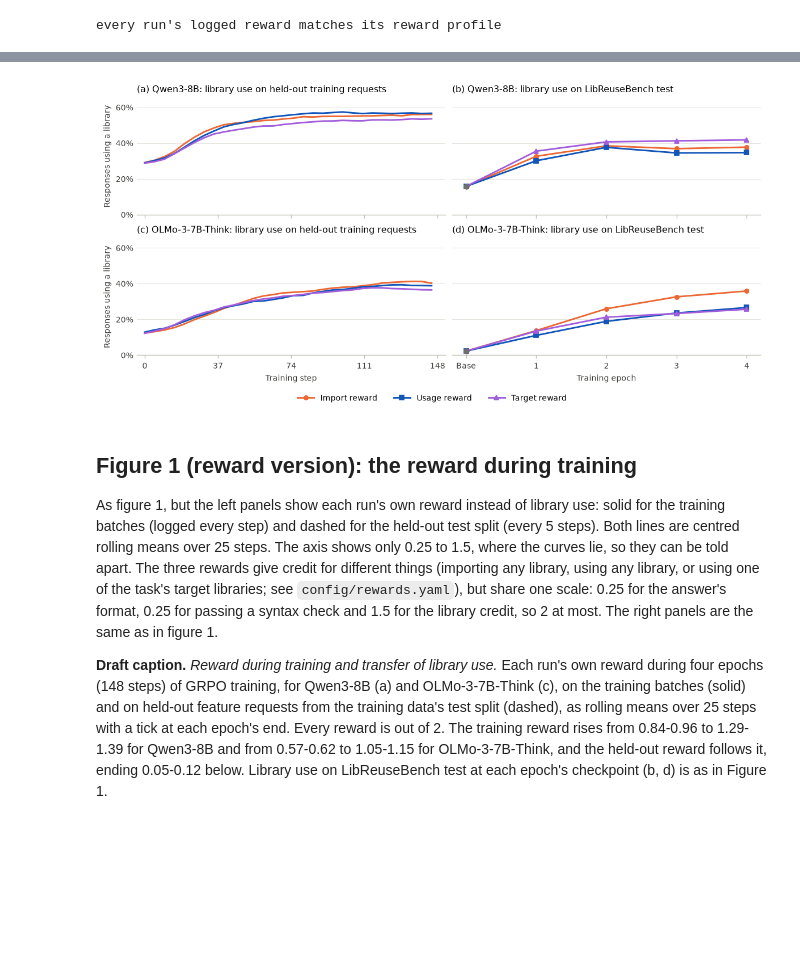
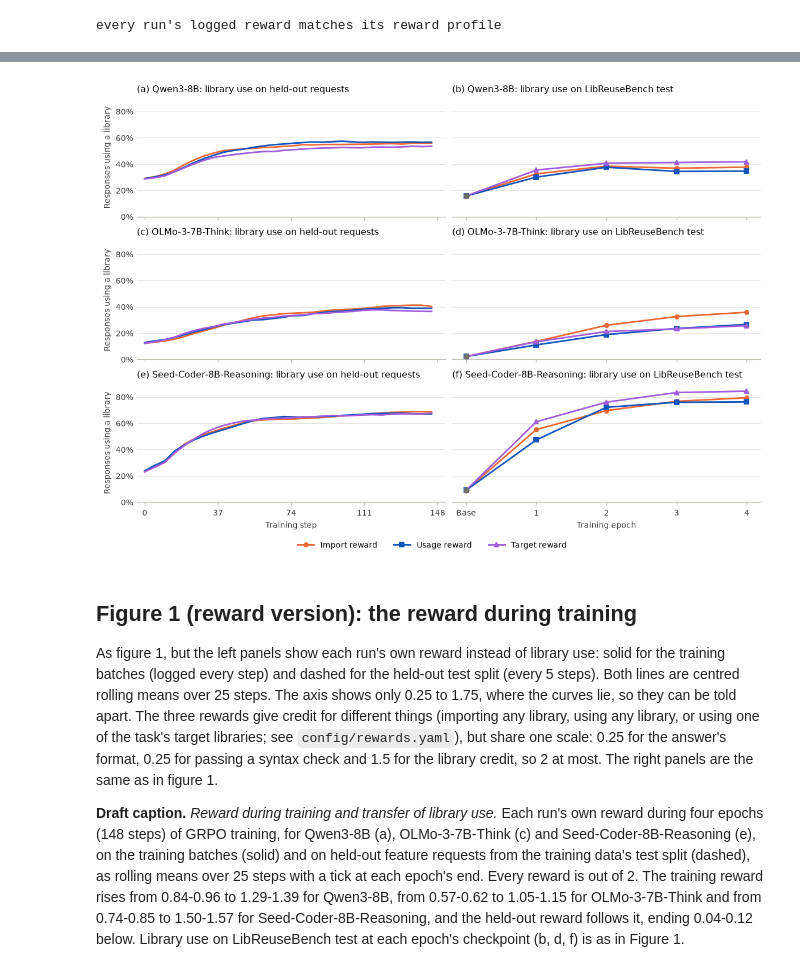
Before and after one commit to itsluketwist/library-reuse-rl, a Jupyter notebook: notebooks/paper_figures.ipynb, the cells around one changed output, grey strips where cells are left out. Drawn from its saved outputs; the diff is of its cells as text; code cells hidden in the pictures; blank space fills up the shorter version.

Commit message:
Update figures and analysis notebooks.

```diff
--- a/notebooks/paper_figures.ipynb
+++ b/notebooks/paper_figures.ipynb
@@ -55,6 +55,7 @@ os.chdir(REPO_ROOT)
 MODELS = {
     "qwen3-8b": "Qwen3-8B",
     "olmo3-7b": "OLMo-3-7B-Think",
+    "seed-coder-8b": "Seed-Coder-8B-Reasoning",
 }
 REWARDS = ["import", "usage", "target"]
 # the reward profile in config/rewards.yaml each reward's runs were trained with
@@ -75,6 +76,11 @@ RUNS = {
         "usage": "olmo3-7b-cb85",
         "target": "olmo3-7b-15e4",
     },
+    "seed-coder-8b": {
+        "import": "seed-coder-8b-50e9",
+        "usage": "seed-coder-8b-eee7",
+        "target": "seed-coder-8b-5ad0",
+    },
 }
 EPOCHS = range(1, 5)
 # every run is reported at its last epoch, a choice fixed before training
@@ -551,11 +562,11 @@ def format_library_use_axis(
     ax: Axes,
 ) -> None:
     """
-    Put library use on a panel's y axis: the top grid line is 60% and the axis stops at
-    65%, to keep the figure short.
+    Put library use on a panel's y axis: the top grid line is 80% and the axis stops at
+    90%, to keep the figure short.
     """
-    ax.set_ylim(0, 0.65)
-    ax.set_yticks([0, 0.2, 0.4, 0.6])
+    ax.set_ylim(0, 0.9)
+    ax.set_yticks([0, 0.2, 0.4, 0.6, 0.8])
     ax.yaxis.set_major_formatter(PercentFormatter(xmax=1))
     ax.set_ylabel("Responses using a library")
 
@@ -573,12 +584,12 @@ def make_figure_1(
     fig, axes = plt.subplots(
         len(MODELS),
         2,
-        figsize=(FIGURE_WIDTH, 4.4),
+        figsize=(FIGURE_WIDTH, 6.4),
         layout="constrained",
         sharex="col",
         sharey="col",
     )
-    letters = iter("abcd")
+    letters = iter("abcdef")
     for row, (model, name) in enumerate(MODELS.items()):
         axes[row, 0].set_title(f"({next(letters)}) {name}: {left_title}")
         plot_epoch_curves(
@@ -600,41 +611,41 @@ def reward_handles(
     """
     The legend entries for the rewards, taken from a libreusebench panel, whose lines carry
     the markers.
 
     Returns one legend handle per reward.
     """
     handles, _ = axes[0, 1].get_legend_handles_labels()
     return handles
 
 
 # figure 1: library use on the held-out requests (left)
-fig, axes = make_figure_1(left_title="library use on held-out training requests")
+fig, axes = make_figure_1(left_title="library use on held-out requests")
 for row, model in enumerate(MODELS):
     plot_step_curves(
         ax=axes[row, 0],
         data=held_out[held_out["model"] == model],
         column="library use",
     )
     format_library_use_axis(ax=axes[row, 0])
     # both columns share this y axis, so the right panels don't repeat it
     axes[row, 1].tick_params(labelleft=False)
     axes[row, 1].set_ylabel("")
 handles = reward_handles(axes=axes)
 fig.legend(
     handles=handles,
     loc="outside lower center",
     ncols=len(handles),
 )
 save_figure(fig=fig, name="figure_1_training_and_transfer")
 plt.show()
 # %% [output]
-[figure, old version]
+[figure, new version]
 # %% [markdown]
 ## Figure 1 (reward version): the reward during training
 
-As figure 1, but the left panels show each run's own reward instead of library use: solid for the training batches (logged every step) and dashed for the held-out test split (every 5 steps). Both lines are centred rolling means over 25 steps. The axis shows only 0.25 to 1.5, where the curves lie, so they can be told apart. The three rewards give credit for different things (importing any library, using any library, or using one of the task's target libraries; see `config/rewards.yaml`), but share one scale: 0.25 for the answer's format, 0.25 for passing a syntax check and 1.5 for the library credit, so 2 at most. The right panels are the same as in figure 1.
+As figure 1, but the left panels show each run's own reward instead of library use: solid for the training batches (logged every step) and dashed for the held-out test split (every 5 steps). Both lines are centred rolling means over 25 steps. The axis shows only 0.25 to 1.75, where the curves lie, so they can be told apart. The three rewards give credit for different things (importing any library, using any library, or using one of the task's target libraries; see `config/rewards.yaml`), but share one scale: 0.25 for the answer's format, 0.25 for passing a syntax check and 1.5 for the library credit, so 2 at most. The right panels are the same as in figure 1.
 
-**Draft caption.** *Reward during training and transfer of library use.* Each run's own reward during four epochs (148 steps) of GRPO training, for Qwen3-8B (a) and OLMo-3-7B-Think (c), on the training batches (solid) and on held-out feature requests from the training data's test split (dashed), as rolling means over 25 steps with a tick at each epoch's end. Every reward is out of 2. The training reward rises from 0.84-0.96 to 1.29-1.39 for Qwen3-8B and from 0.57-0.62 to 1.05-1.15 for OLMo-3-7B-Think, and the held-out reward follows it, ending 0.05-0.12 below. Library use on LibReuseBench test at each epoch's checkpoint (b, d) is as in Figure 1.
+**Draft caption.** *Reward during training and transfer of library use.* Each run's own reward during four epochs (148 steps) of GRPO training, for Qwen3-8B (a), OLMo-3-7B-Think (c) and Seed-Coder-8B-Reasoning (e), on the training batches (solid) and on held-out feature requests from the training data's test split (dashed), as rolling means over 25 steps with a tick at each epoch's end. Every reward is out of 2. The training reward rises from 0.84-0.96 to 1.29-1.39 for Qwen3-8B, from 0.57-0.62 to 1.05-1.15 for OLMo-3-7B-Think and from 0.74-0.85 to 1.50-1.57 for Seed-Coder-8B-Reasoning, and the held-out reward follows it, ending 0.04-0.12 below. Library use on LibReuseBench test at each epoch's checkpoint (b, d, f) is as in Figure 1.
 # %%
 # each smoothed reward curve's first and last value, for the caption
 print("smoothed reward at the first and last step")
```
Also changed, not shown: parts of 10 cells of this notebook, 19 other files.
